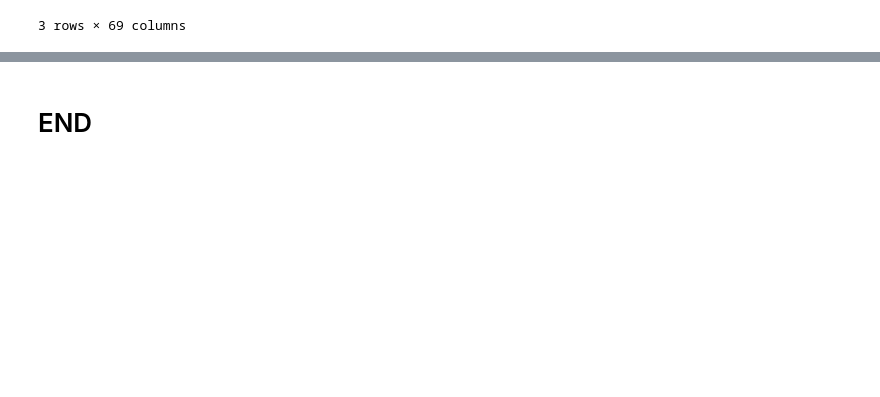
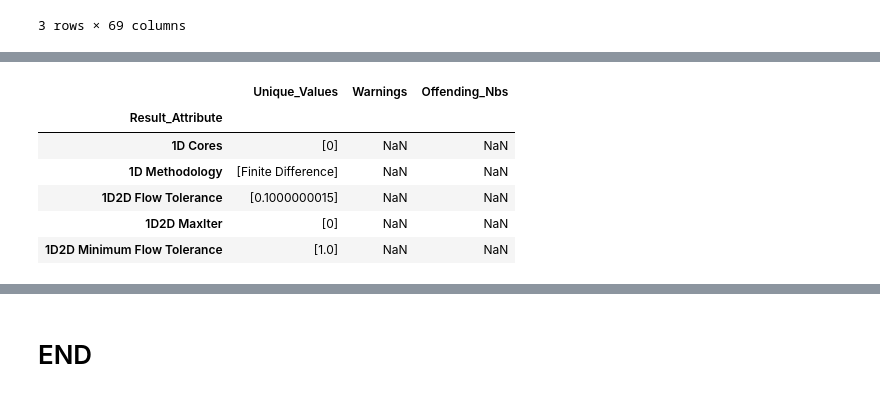
Before and after one commit to Dewberry/hecrasio, a Jupyter notebook: notebooks/PM-QAQC-FluvialTest.ipynb, the cells around one changed output, grey strips where cells are left out. Saved outputs shown, nothing was run; the diff lists cells and outputs as text; code cells hidden in the pictures; blank space fills up the shorter version.

```diff
--- a/notebooks/PM-QAQC-FluvialTest.ipynb
+++ b/notebooks/PM-QAQC-FluvialTest.ipynb
@@ -453,0 +63,27 @@ log(in_dir, file_name, in_text=None, start=None, end=None, exception=None)
+# %%
+for i in df.index:
+    dtype = type(results_table[i][0])
+    if dtype is int or dtype is float:
+        df.loc[i]['Unique_Values'] = list(np.unique(results_table[i]))
+    elif dtype is str:
+        df.loc[i]['Unique_Values'] = list(set(results_table[i]))
+    elif dtype is list:
+        series_list = [elem[0] for elem in results_table[i]]
+        list_dtype = type(series_list[0])
+        if list_dtype is int or list_dtype is float:
+            df.loc[i]['Unique_Values'] = list(np.unique(series_list))
+        elif list_dtype is str:
+            df.loc[i]['Unique_Values'] = list(set(series_list))
+        else:
+            print("Dtype {} is not currently supported for variable {}".format(dtype, i))
+    else:
+        print("Dtype {} is not currently supported for variable {}".format(dtype, i))
+df.head(5)
+# %% [output]
+|  | Unique_Values | Warnings | Offending_Nbs |
+| Result_Attribute |  |  |  |
+| 1D Cores | [0] | NaN | NaN |
+| 1D Methodology | [Finite Difference] | NaN | NaN |
+| 1D2D Flow Tolerance | [0.1000000015] | NaN | NaN |
+| 1D2D MaxIter | [0] | NaN | NaN |
+| 1D2D Minimum Flow Tolerance | [1.0] | NaN | NaN |
```
Also changed, not shown: parts of 46 cells of this notebook.
